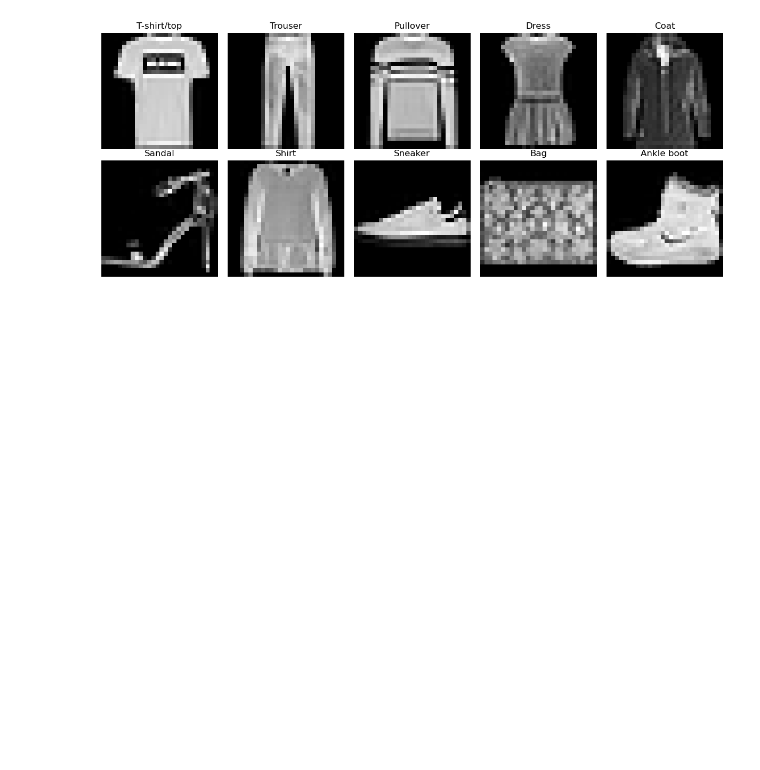
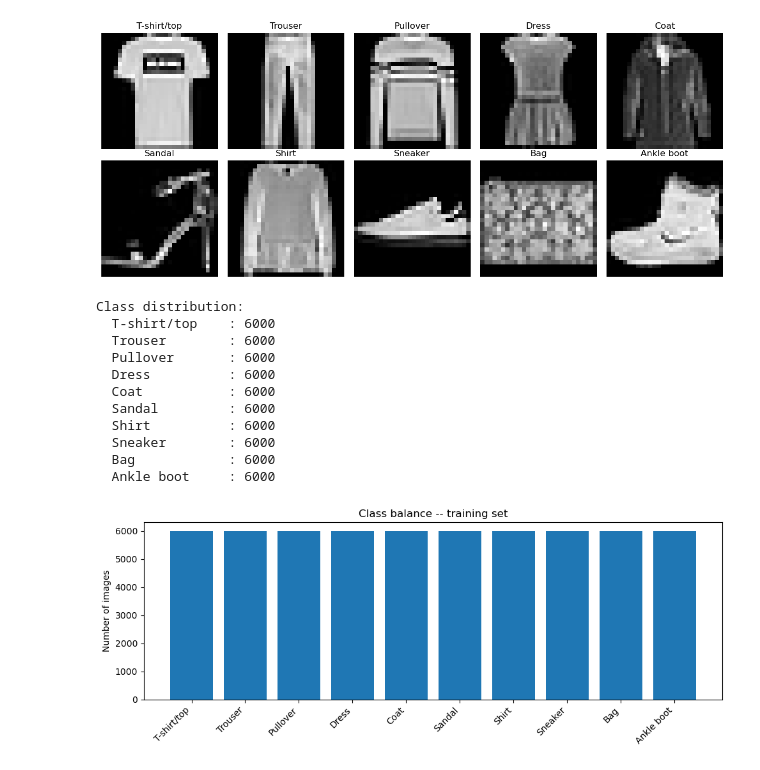
Before and after one commit to DarkWhiteDarker/CNN_For_Beginners, a Jupyter notebook: notebooks/01_EDA.ipynb, the cells around one changed output. Cells and saved outputs as stored; diff of their text form; code cells hidden in the pictures; blank space fills up the shorter version.

Commit message:
Save EDA notebook outputs: class distribution counts and balance chart

```diff
--- a/notebooks/01_EDA.ipynb
+++ b/notebooks/01_EDA.ipynb
@@ -53,4 +53,42 @@ plot_sample_grid(X_train, y_train, CLASS_NAMES)
 [figure]
 # %%
 # Cell 4 -- check_class_balance(): confirm the dataset is evenly balanced
-def check_class_balance(y , class_names):
+
+def check_class_balance(y, class_names):
+    """
+    Prints and plots how many examples exist per class, so we verify
+    balance rather than assume it.
+    """
+    # np.unique with return_counts=True gives us two arrays:
+    # - unique_classes: the distinct class values found (0-9)
+    # - counts: how many times each one appears
+    unique_classes, counts = np.unique(y, return_counts=True)
+
+    print("Class distribution:")
+    for class_index, count in zip(unique_classes, counts):
+        print(f"  {class_names[class_index]:15}: {count}")
+
+    plt.figure(figsize=(10, 4))
+    plt.bar([class_names[i] for i in unique_classes], counts)
+    plt.xticks(rotation=45, ha="right")
+    plt.ylabel("Number of images")
+    plt.title("Class balance -- training set")
+    plt.tight_layout()
+    plt.show()
+
+
+# Run it on the training labels
+check_class_balance(y_train, CLASS_NAMES)
+# %% [output]
+Class distribution:
+  T-shirt/top    : 6000
+  Trouser        : 6000
+  Pullover       : 6000
+  Dress          : 6000
+  Coat           : 6000
+  Sandal         : 6000
+  Shirt          : 6000
+  Sneaker        : 6000
+  Bag            : 6000
+  Ankle boot     : 6000
+[figure, added]
```
Also changed, not shown: parts of 1 cell of this notebook.
